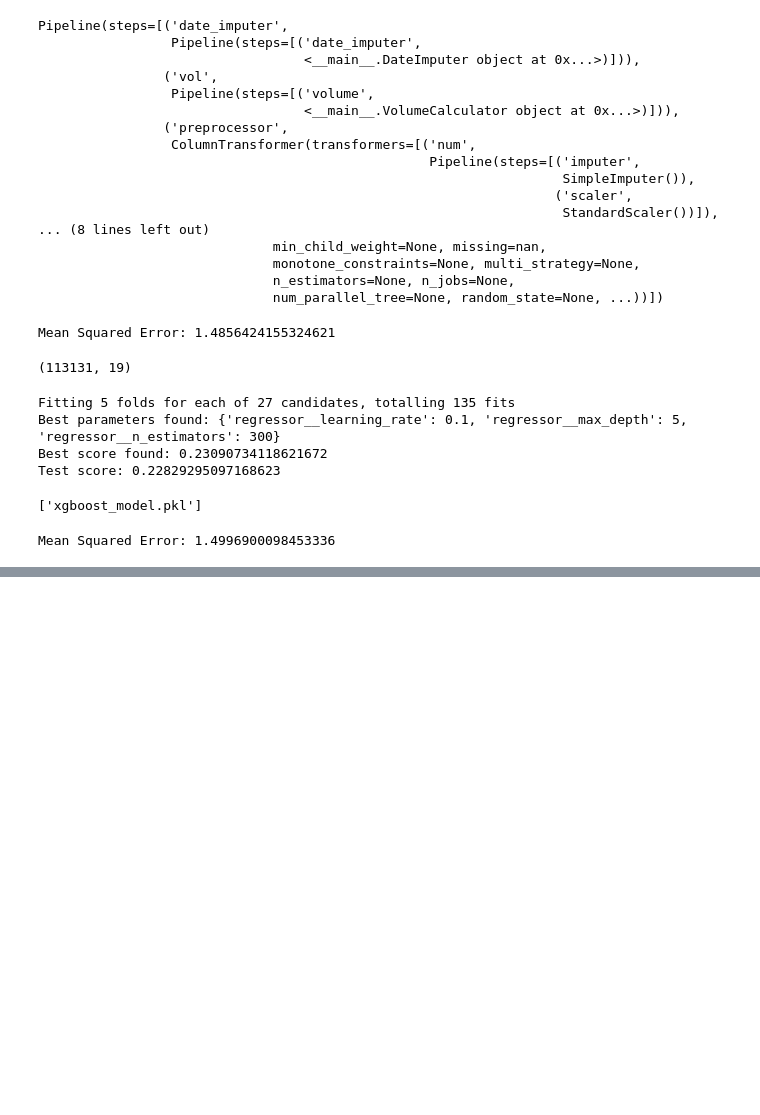
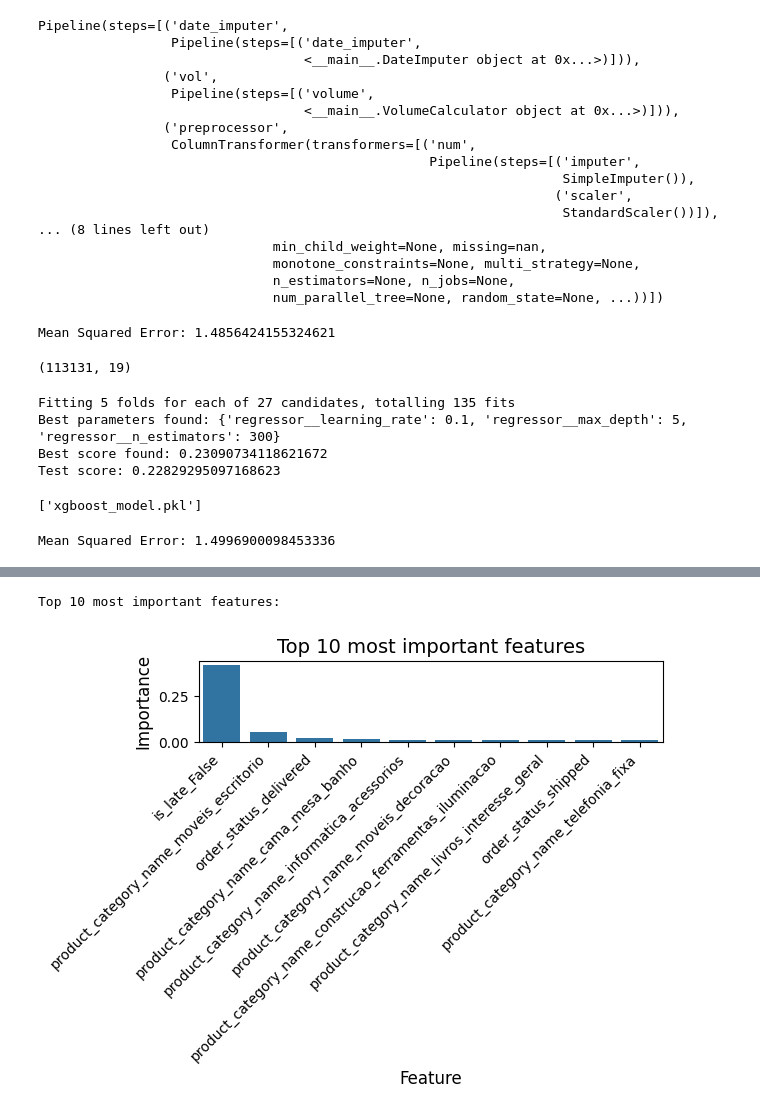
Before and after one commit to Skronski/e_commerce, a Jupyter notebook: 00_programs/customer_satisfaction_model.ipynb, the cells around one changed output, grey strips where cells are left out. Cells and saved outputs as stored; diff of their text form; code cells hidden in the pictures; blank space fills up the shorter version.

```diff
--- a/00_programs/customer_satisfaction_model.ipynb
+++ b/00_programs/customer_satisfaction_model.ipynb
@@ -514,0 +561,40 @@ Mean Squared Error: 1.4996900098453336
+# %%
+feature_importances = pipeline.named_steps["regressor"].feature_importances_
+
+# Get feature names from preprocessor
+encoded_categorical_columns = (
+    pipeline.named_steps["preprocessor"]
+    .named_transformers_["cat"]
+    .get_feature_names_out(input_features=categorical_columns)
+)
+all_feature_names = numerical_columns + list(encoded_categorical_columns)
+
+# Create a DataFrame to display feature importances
+feature_importance_df = pd.DataFrame(
+    {"Feature": all_feature_names, "Importance": feature_importances}
+)
+feature_importance_df = feature_importance_df.sort_values(
+    by="Importance", ascending=False
+)
+
+# Display top 10 most important features
+print("Top 10 most important features:")
+pd.DataFrame(feature_importance_df.head(10))
+top_features = feature_importance_df.head(10)
+
+
+ax = sns.barplot(x="Feature", y="Importance", data=top_features)
+
+# Rotating the x-axis labels by 45 degrees
+ax.set_xticklabels(ax.get_xticklabels(), rotation=45, ha="right")
+
+# Adding labels and title
+plt.xlabel("Feature", fontsize=12)
+plt.ylabel("Importance", fontsize=12)
+plt.title("Top 10 most important features", fontsize=14)
+
+plt.tight_layout()
+plt.show()
+# %% [output]
+Top 10 most important features:
+[figure, added]
```
Also changed, not shown: parts of 7 cells of this notebook.
